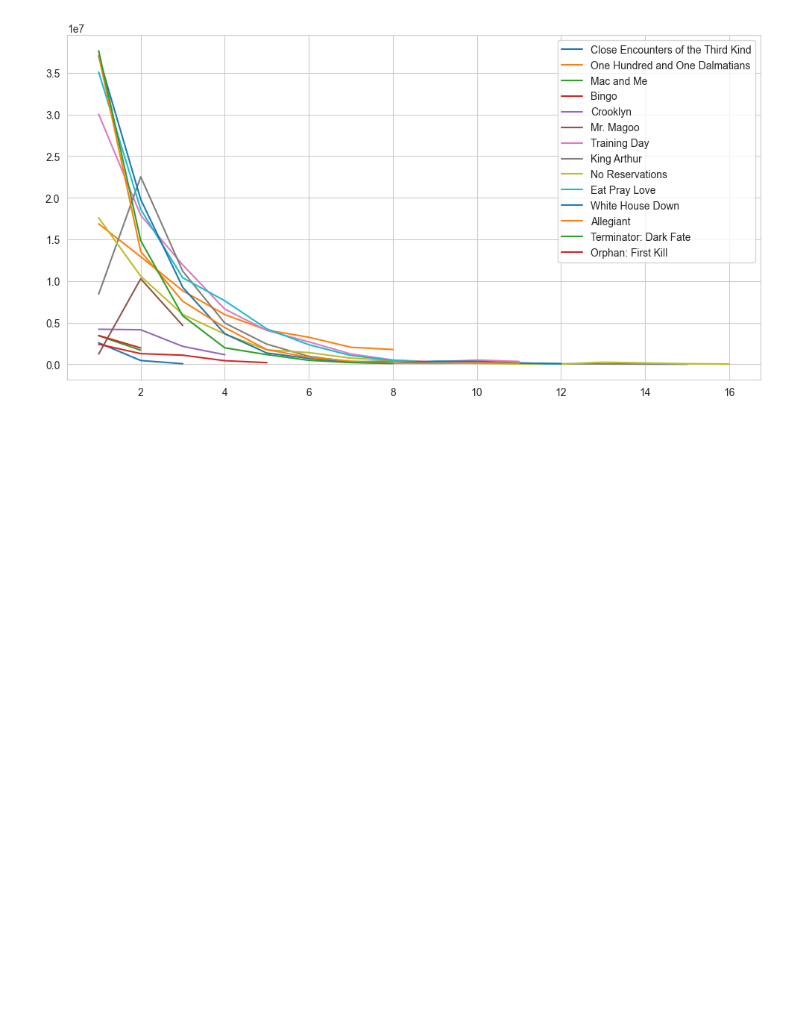
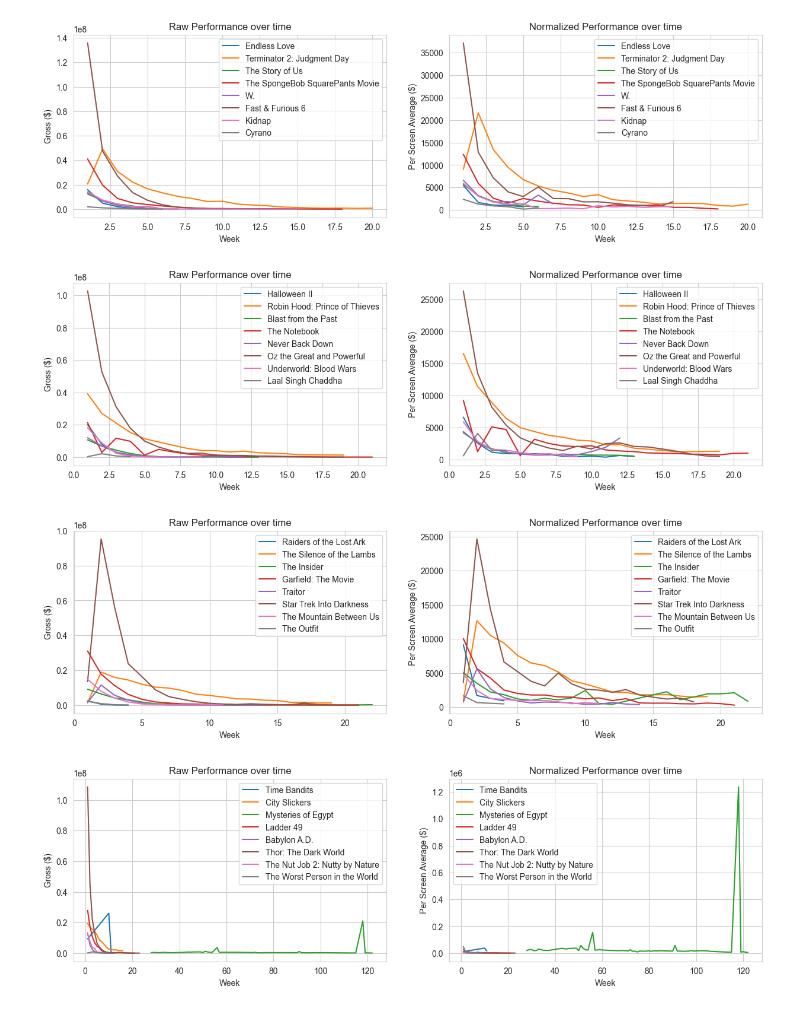
Before and after one commit to wampler77/ReelMetrics, a Jupyter notebook: ExploringBoxOfficeAndReview.ipynb, the cells around one changed output. Drawn from its saved outputs; the diff is of its cells as text; code cells hidden in the pictures; blank space fills up the shorter version.

Commit message:
Improves data cleaning and has more exploratory plots

```diff
--- a/ExploringBoxOfficeAndReview.ipynb
+++ b/ExploringBoxOfficeAndReview.ipynb
@@ -21,9 +11,22 @@ fast
 # %%
+boxOffice = pickle.load( open( "BoxOfficeMojoWeekly.p", "rb" ) )
+rawBoxOffice = pickle.load( open( "BoxOfficeMojoWeekly.p", "rb" ) )
 titles = list(boxOffice.keys())
+stringVal = False
+badOrder = 0
 for title in titles:
     movieData = boxOffice[title]
-    # Remove entries with no weekly gross data or number of theaters
-    if ('Weekly' not in movieData.columns) or ('-' in movieData.Theaters.values):
+    # Remove entries with no weekly gross data, number of theaters, or with fewer than three reported weeks
+    if ('Weekly' not in movieData.columns) or ('-' in movieData.Theaters.values) or (int(max(movieData.Week))<=3):
+        del boxOffice[title]
+    # A few movies have special opening weekends which open very small. I've excluded them
+    elif (type(movieData.Week.values[0])==str):
+        print(title)
+        del boxOffice[title]
+    # Ensures box week numbers are not incorrectly numbered
+    elif True in (np.diff(movieData.Week.values)<=0).tolist():
+        # print(title)
+        badOrder+=1
         del boxOffice[title]
     else:
     # Cleaning Dollar values in dataframe
@@ -33,7 +65,19 @@ for title in titles:
 # %%
-plt.figure(figsize = (12,6))
-for title in list(boxOffice)[2::500]:
-    plt.plot(boxOffice[title].Week, boxOffice[title].Weekly, label=title)
-    plt.legend()
+start = 10
+for start in range(start, start+5, 1):
+    figs, axs = plt.subplots(1, 2, figsize = (15,4))
+    for title in list(boxOffice)[start::700]:
+        axs[1].plot(boxOffice[title].Week, boxOffice[title].Avg, label=title)
+        axs[0].plot(boxOffice[title].Week, boxOffice[title].Weekly, label=title)
+    for i in range(2):
+        axs[i].set_xlabel('Week')
+        axs[i].legend()
+    axs[1].set_title('Normalized Performance over time')
+    axs[0].set_title('Raw Performance over time')
+    axs[1].set_ylabel('Per Screen Average ($)')
+    axs[0].set_ylabel('Gross ($)')
 # %% [output]
-[figure, old version]
+[figure, new version]
+[figure, added]
+[figure, added]
+[figure, added]
```
Also changed, not shown: parts of 9 cells of this notebook.
